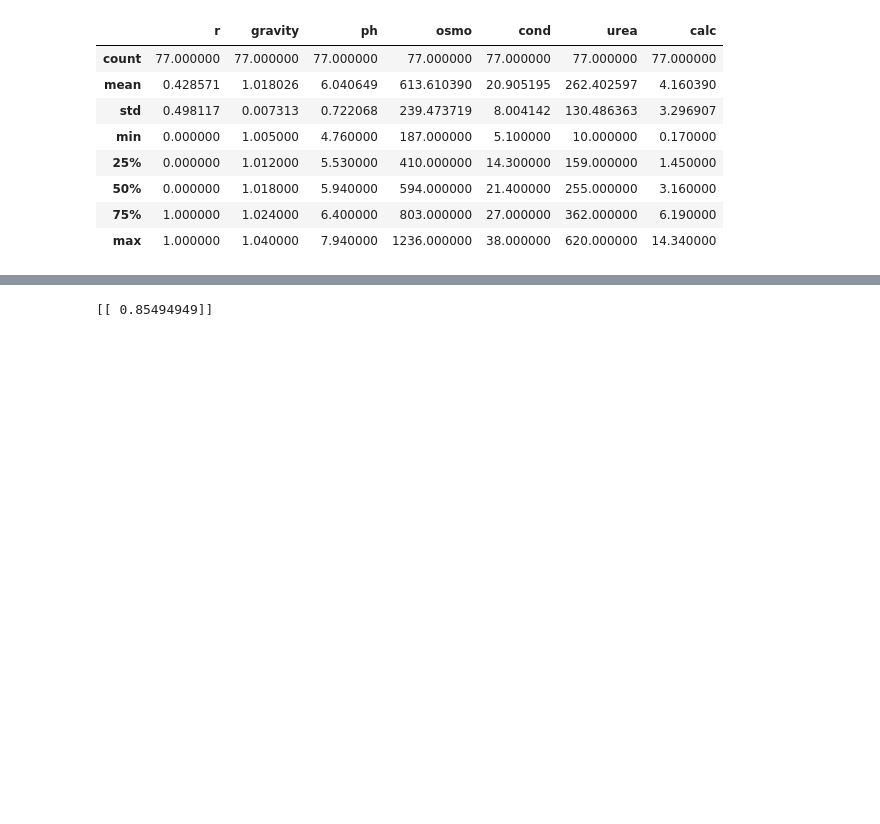
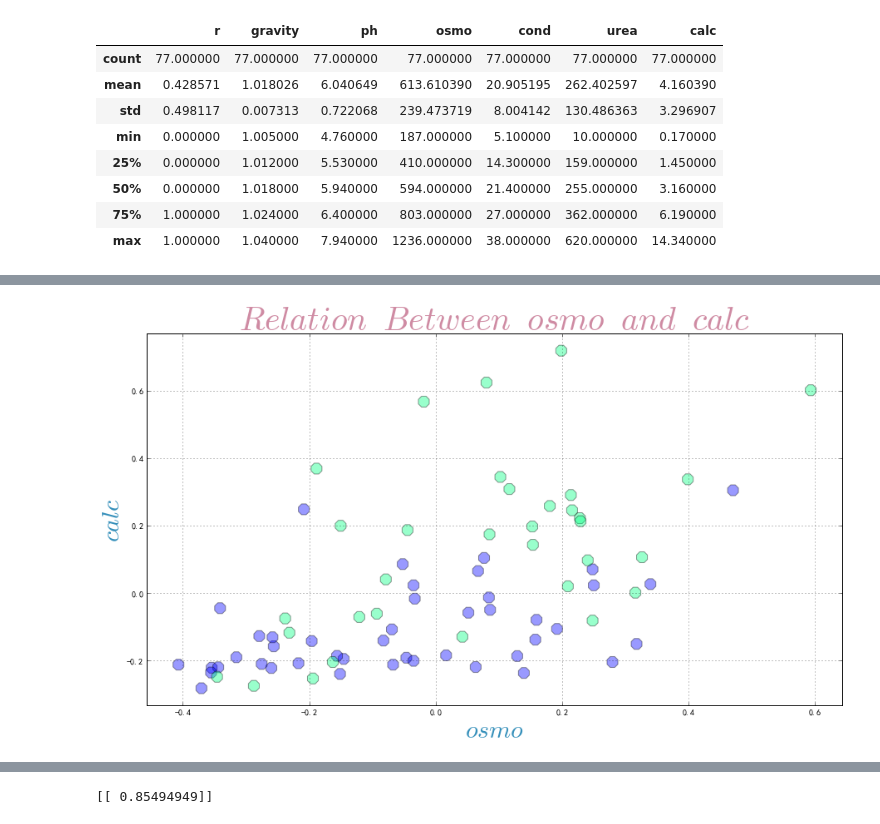
Before and after one commit to Liungweiliu/NCCU_Algorithms, a Jupyter notebook: Algorithms1062_Final_project_urine.ipynb, the cells around one changed output, grey strips where cells are left out. Cells and saved outputs as stored; diff of their text form; code cells hidden in the pictures; blank space fills up the shorter version.

```diff
--- a/Algorithms1062_Final_project_urine.ipynb
+++ b/Algorithms1062_Final_project_urine.ipynb
@@ -277,16 +289,18 @@ plt.show()
 # %%
 plt.figure(2, figsize=(15, 8))
 
 # Plot the training points
 plt.scatter(osmo, calc, c=Y, cmap=plt.cm.winter, edgecolor='k', s=200,
             marker='8', alpha=0.4)
 plt.xlabel('$osmo$',fontsize=30, color = "#348FBA")
 plt.ylabel('$calc$', fontsize=30, color = "#348FBA")
-plt.title('$Relation$ $Between$ $Urea$ $and$ $calc$', fontsize = 40, color = "#CF8BA3")
+plt.title('$Relation$ $Between$ $osmo$ $and$ $calc$', fontsize = 40, color = "#CF8BA3")
 plt.xlim(osmo.min() - 0.05, osmo.max() + 0.05)
 plt.ylim(calc.min() - 0.05, calc.max() + 0.05)
 plt.grid(True)
 plt.show()
+# %% [output]
+[figure, added]
 # %%
 plt.figure(2, figsize=(15, 8))
 
```
Also changed, not shown: parts of 37 cells of this notebook.
